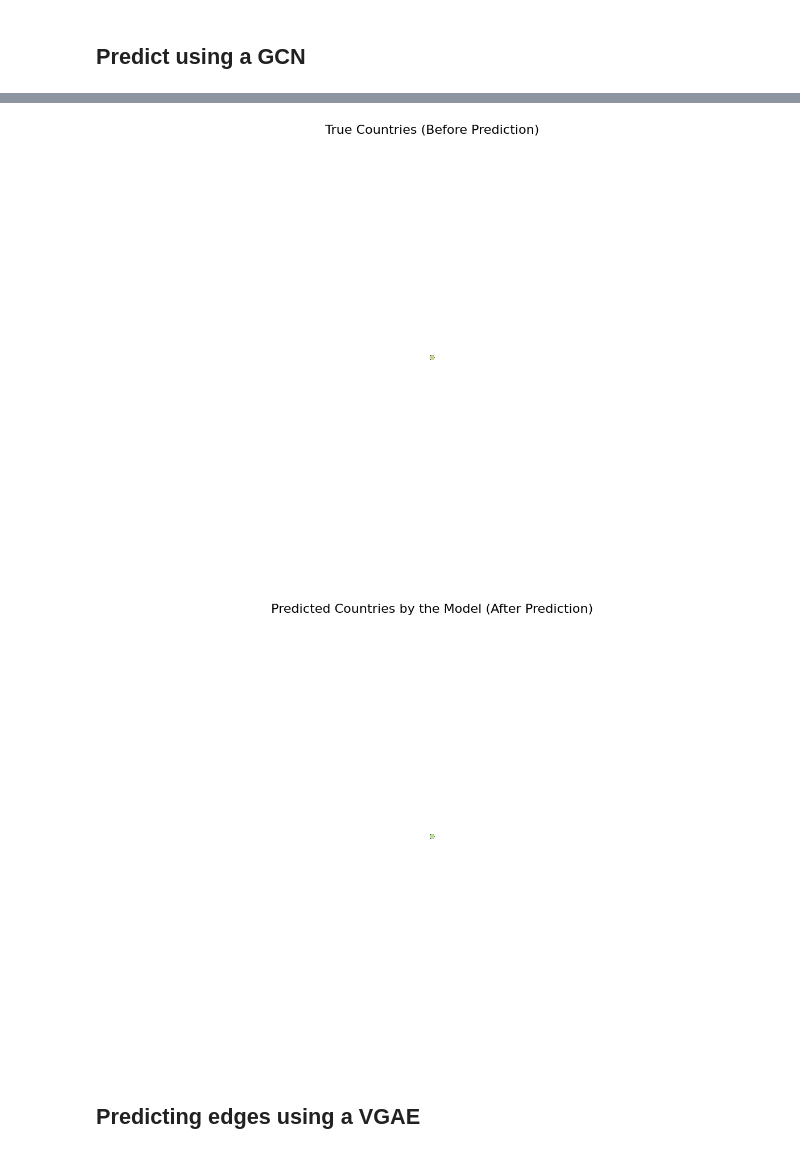
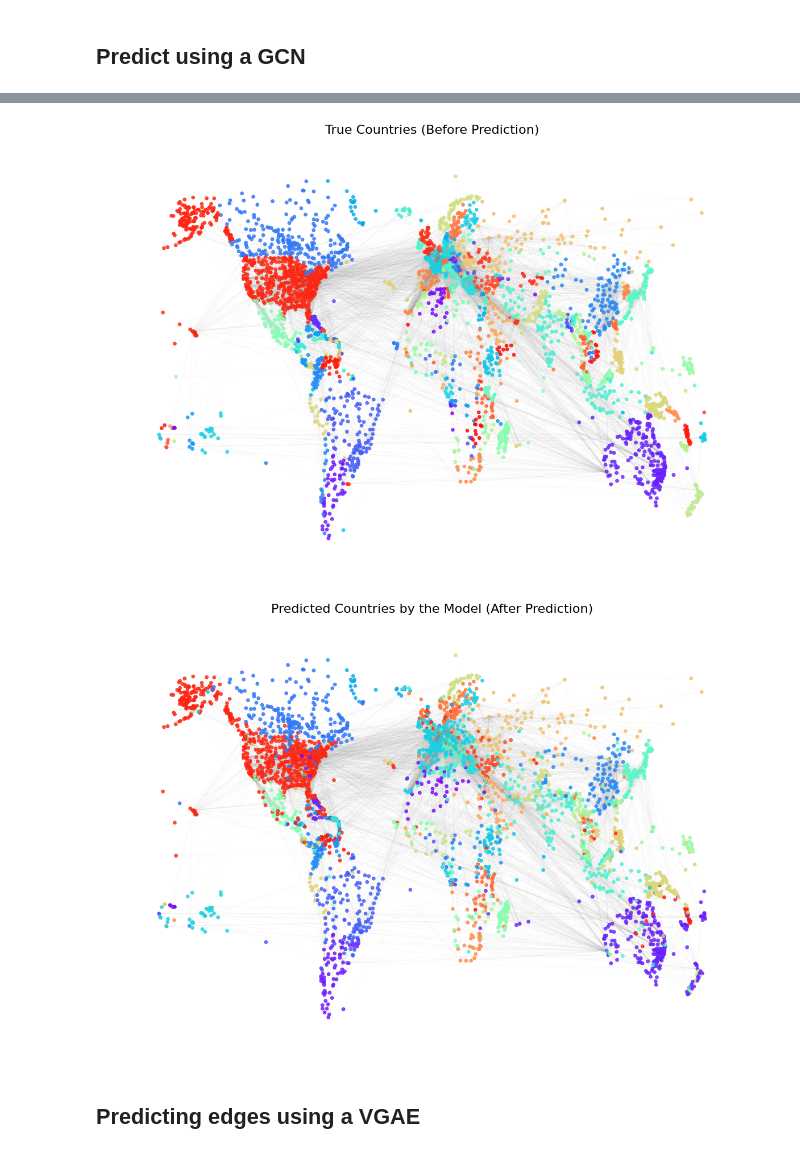
Before and after one commit to aleynaygb/biml_projet, a Jupyter notebook: src/gnn_airports.ipynb, the cells around one changed output, grey strips where cells are left out. Saved outputs shown, nothing was run; the diff lists cells and outputs as text; code cells hidden in the pictures.

Commit message:
modif (g) affichage graphique

```diff
--- a/src/gnn_airports.ipynb
+++ b/src/gnn_airports.ipynb
@@ -292,49 +292,42 @@ tensor([ 66,  66,  66,  ...,  33, 143, 143])
 # %%
 # (g) Print the network using networkx, with node colors corresponding first to student’s preference, then
 # to nodes clubs, before and after prediction, to observe intuitively that the results are convincing.
 # Here is an example to guide you
 import numpy as np
 import matplotlib as mpl
 
-# conversion du graphe et disposition des nœuds
-G = to_networkx(data, to_undirected=True)
-pos = {node: (float(donnees.get("lon", 0)), float(donnees.get("lat", 0)))
-    for node, donnees in G.nodes(data=True)}
-
 # récupération des prédictions du modèle
 model.eval()
 with th.no_grad():
     pred = model(data.x, data.edge_index).argmax(dim=1)
 
+# fixed palette
+all_classes = np.unique(data.y.cpu().numpy())
+colormap = mpl.colormaps["rainbow"].resampled(len(all_classes))
+global_class_to_color = {c: colormap(i) for i, c in enumerate(all_classes)}
+
 
 def afficher_graphe(attribute_tensor, title):
-    classes = attribute_tensor.cpu().numpy()
-    unique_classes = np.unique(classes)
-
-    # Use a colormap with enough distinct colors (e.g., 'tab20' or 'rainbow')
-    # Since there are 212 countries, colors will loop/interpolate
-    colormap = mpl.colormaps['rainbow'].resampled(len(unique_classes))
-    class_to_color = {c: colormap(i) for i, c in enumerate(unique_classes)}
-
     # Assign a color to each node based on the attribute tensor
-    node_colors = [class_to_color[val.item()] for val in attribute_tensor]
+    node_colors = [global_class_to_color.get(val.item(), (0, 0, 0, 1))
+        for val in attribute_tensor]
 
     # Plotting configuration
     plt.figure(figsize=(15, 10))
 
-    nx.draw_networkx_nodes(G, pos=pos, node_size=20, node_color=node_colors, alpha=0.8)
+    nx.draw_networkx_nodes(G, pos=pos, node_size=15, node_color=node_colors, alpha=0.8)
     nx.draw_networkx_edges(G, pos=pos, edge_color='gray', alpha=0.05, width=0.5)
 
     plt.title(title, fontsize=16)
     plt.axis('off')
     plt.show()
 
 afficher_graphe(data.y, "True Countries (Before Prediction)")
 
 afficher_graphe(pred, "Predicted Countries by the Model (After Prediction)")
 # %% [output]
-[figure, old version]
+[figure, new version]
-[figure, old version]
+[figure, new version]
 # %% [markdown]
 ## Predicting edges using a VGAE
 # %%
```
Also changed, not shown: parts of 6 cells of this notebook.
